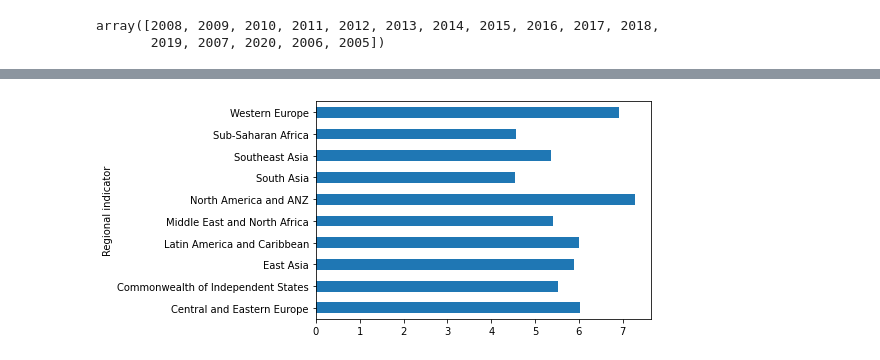
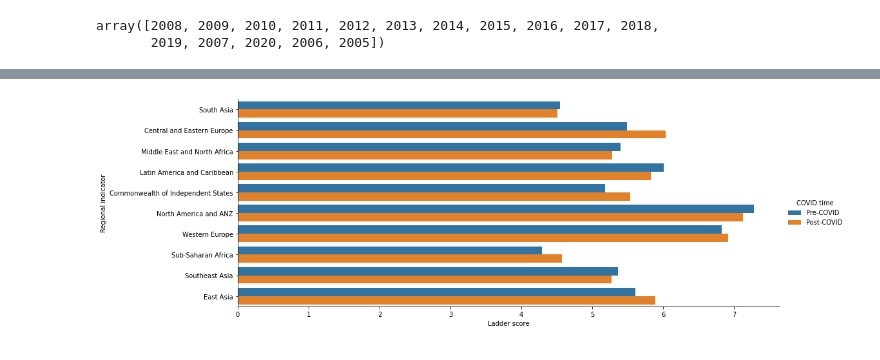
Before and after one commit to VarunSaini02/happiness, a Jupyter notebook: happiness_analysis.ipynb, the cells around one changed output, grey strips where cells are left out. Saved outputs shown, nothing was run; the diff lists cells and outputs as text; code cells hidden in the pictures.

Commit message:
bar plot to compare COVID time

```diff
--- a/happiness_analysis.ipynb
+++ b/happiness_analysis.ipynb
@@ -93,3 +109,13 @@ df_all = df_all[['Country name',
                  'Freedom to make life choices',
                  'Generosity',
                  'Perceptions of corruption']]
+# %%
+# add column for time in terms of COVID
+def covid_time(row):
+    if row["Year"] < 2020:
+        return "Pre-COVID"
+    else:
+        return "Post-COVID"
+
+df_all["COVID time"] = df_all.apply(covid_time, axis=1)
+df_all
@@ -115,13 +153,8 @@ df_all.groupby('Regional indicator')['Ladder score'].mean().plot.barh()
-# %%
-#pre-covid (2008-2019) average ladder score by region
-df_pre_covid = df_all[df_all["Year"] < 2020].groupby('Regional indicator')['Ladder score'].mean().plot.barh()
-
-#post-covid (2020-2021) average ladder score by region
-df_post_covid = df_all[df_all["Year"] >= 2020].groupby('Regional indicator')['Ladder score'].mean().plot.barh()
-# %% [output]
-[figure, removed]
 # %%
 # plot pre-covid and post-covid on same graph as two different bars
+covid_plot = sns.catplot(x="Ladder score", y="Regional indicator", hue="COVID time", data=df_all, kind="bar", ci=None, height=5, aspect=3)
+# %% [output]
+[figure, added]
 # %%
 # create pivot table for countries (should probably delte, too much going on)
 df_pivot_country = df_all.pivot("Year", "Country name", "Ladder score")
```
Also changed, not shown: parts of 10 cells of this notebook.
